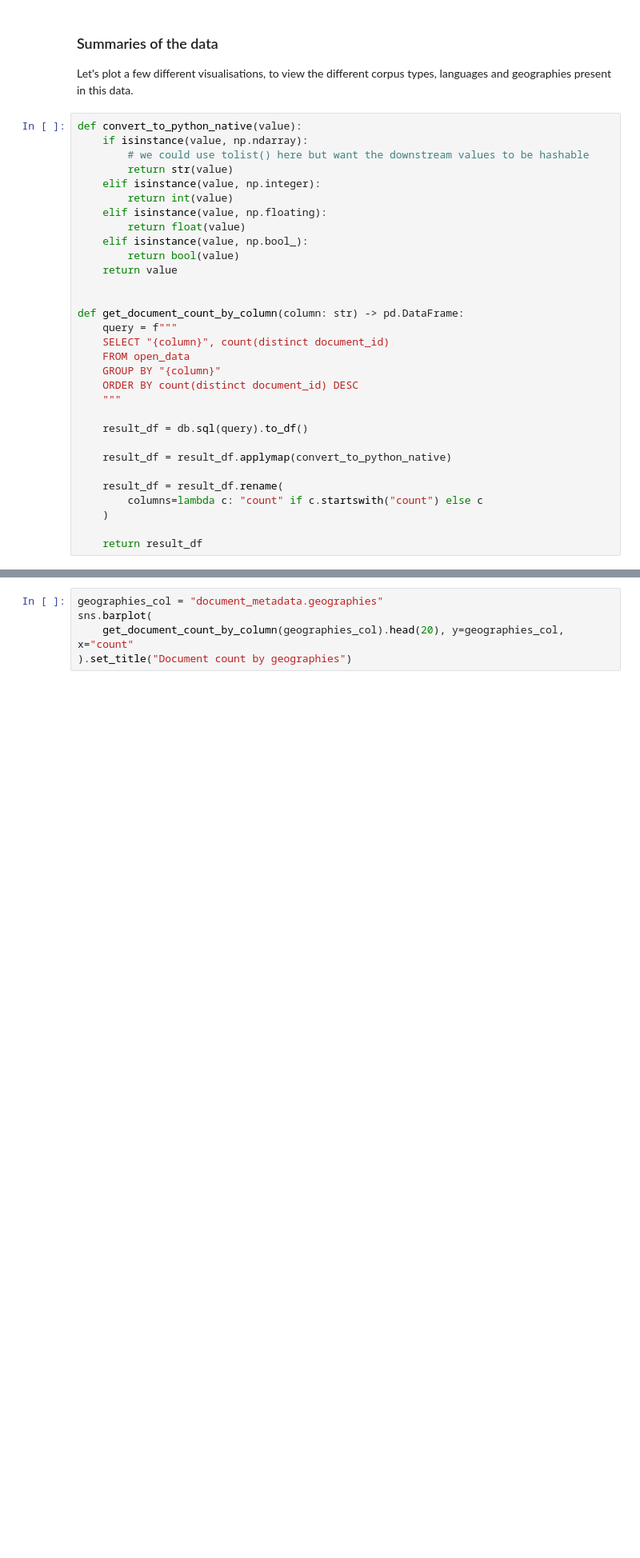
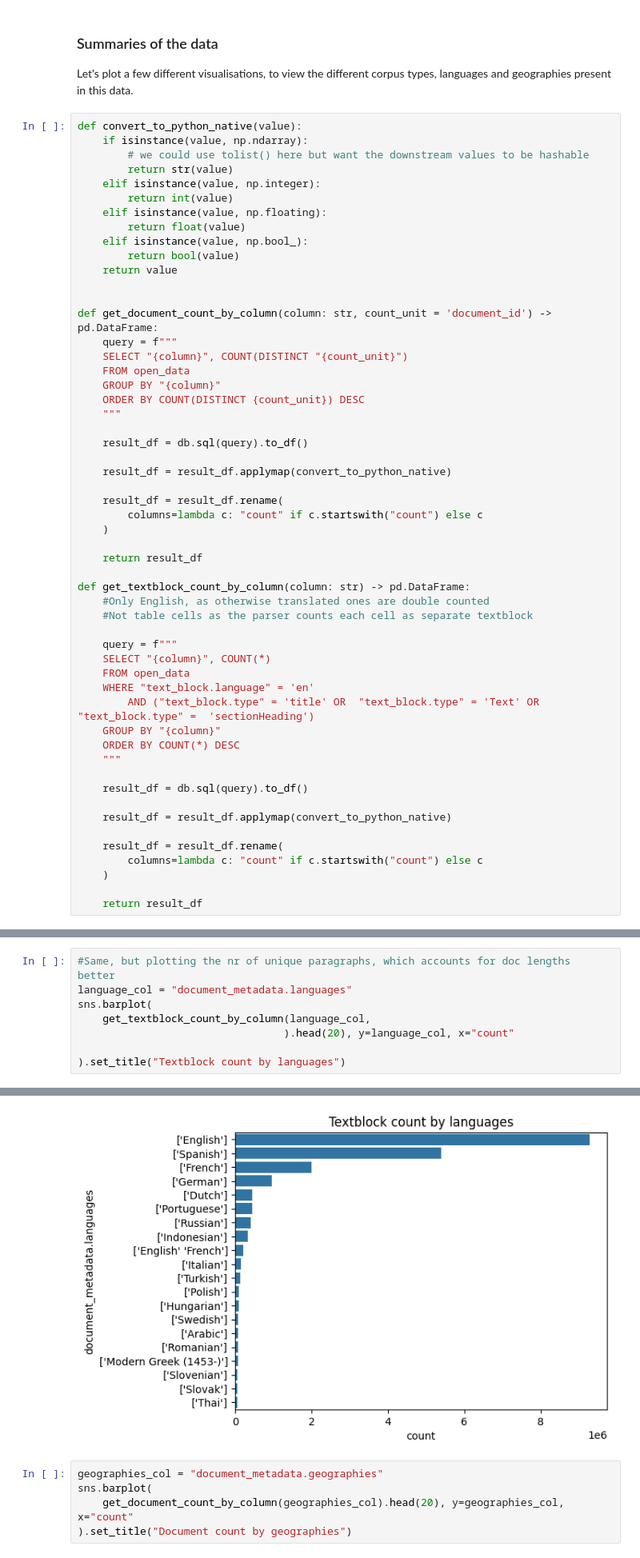
Before and after one commit to climatepolicyradar/open-data, a Jupyter notebook: notebooks/1-loading-data.ipynb, the cells around one changed output, grey strips where cells are left out. Shown at 80% size. Saved outputs shown, nothing was run; the diff lists cells and outputs as text; blank space fills up the shorter version.

Commit message:
Only reading texts, excluding table cells etc

```diff
--- a/notebooks/1-loading-data.ipynb
+++ b/notebooks/1-loading-data.ipynb
@@ -142,12 +146,12 @@ def convert_to_python_native(value):
     return value
 
 
-def get_document_count_by_column(column: str) -> pd.DataFrame:
+def get_document_count_by_column(column: str, count_unit = 'document_id') -> pd.DataFrame:
     query = f"""
-    SELECT "{column}", count(distinct document_id)
+    SELECT "{column}", COUNT(DISTINCT "{count_unit}")
     FROM open_data
     GROUP BY "{column}"
-    ORDER BY count(distinct document_id) DESC
+    ORDER BY COUNT(DISTINCT {count_unit}) DESC
     """
 
     result_df = db.sql(query).to_df()
@@ -159,6 +163,29 @@ def get_document_count_by_column(column: str) -> pd.DataFrame:
     )
 
     return result_df
+
+def get_textblock_count_by_column(column: str) -> pd.DataFrame:
+    #Only English, as otherwise translated ones are double counted
+    #Not table cells as the parser counts each cell as separate textblock
+
+    query = f"""
+    SELECT "{column}", COUNT(*)
+    FROM open_data
+    WHERE "text_block.language" = 'en'
+        AND ("text_block.type" = 'title' OR  "text_block.type" = 'Text' OR "text_block.type" =  'sectionHeading')
+    GROUP BY "{column}"
+    ORDER BY COUNT(*) DESC
+    """
+
+    result_df = db.sql(query).to_df()
+
+    result_df = result_df.applymap(convert_to_python_native)
+
+    result_df = result_df.rename(
+        columns=lambda c: "count" if c.startswith("count") else c
+    )
+
+    return result_df
 # %%
 corpus_type_col = "document_metadata.corpus_type_name"
 
@@ -177,3 +204,12 @@ sns.barplot(
 # %% [output]
 Text(0.5, 1.0, 'Document count by languages')
 [figure]
+# %%
+#Same, but plotting the nr of unique paragraphs, which accounts for doc lengths better
+language_col = "document_metadata.languages"
+sns.barplot(
+    get_textblock_count_by_column(language_col,
+                                 ).head(20), y=language_col, x="count"
+
+).set_title("Textblock count by languages")
+# %% [output]
@@ -180,3 +217,4 @@ Text(0.5, 1.0, 'Document count by languages')
+[figure, added]
 # %%
 geographies_col = "document_metadata.geographies"
 sns.barplot(
```
Also changed, not shown: parts of 7 cells of this notebook, 1 other file.
